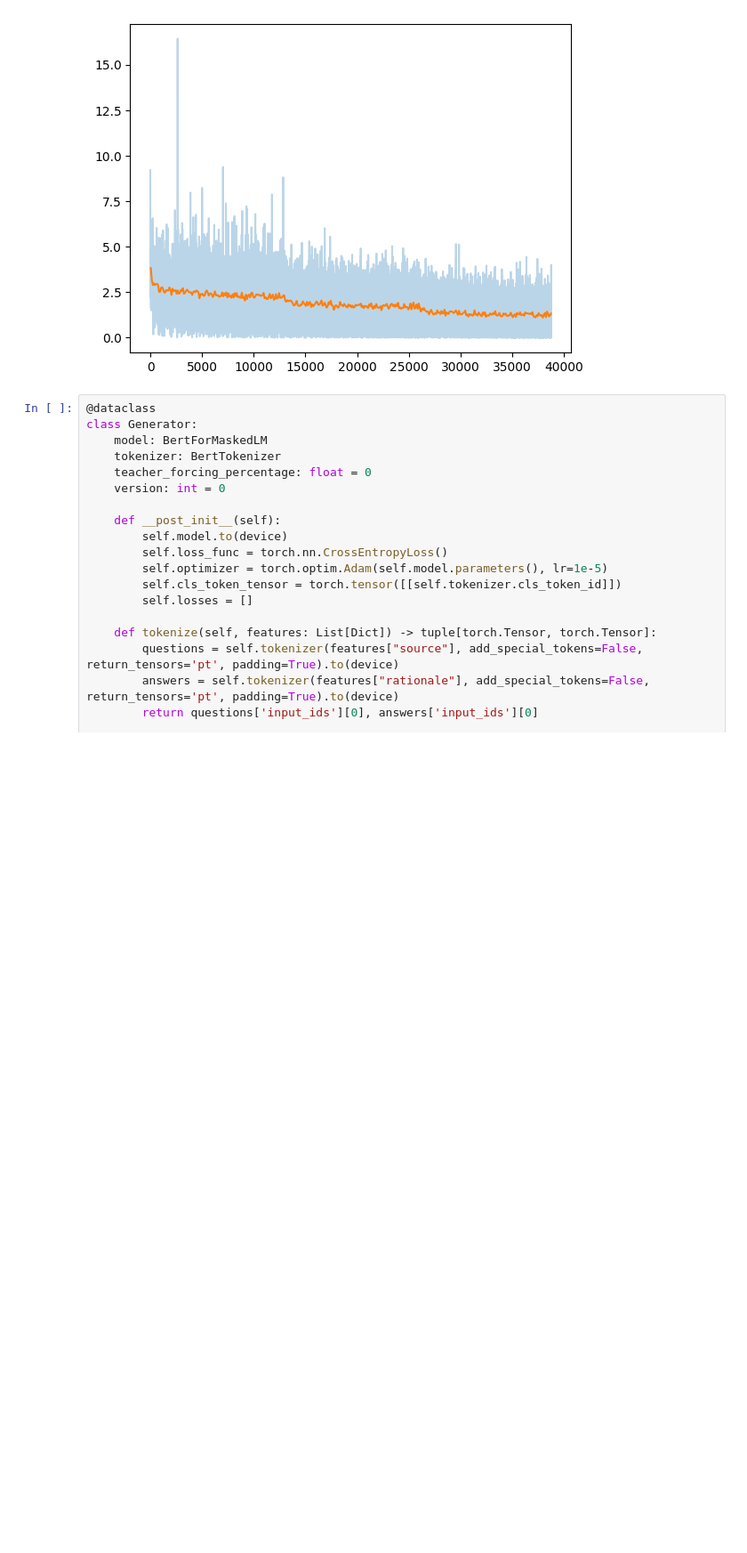
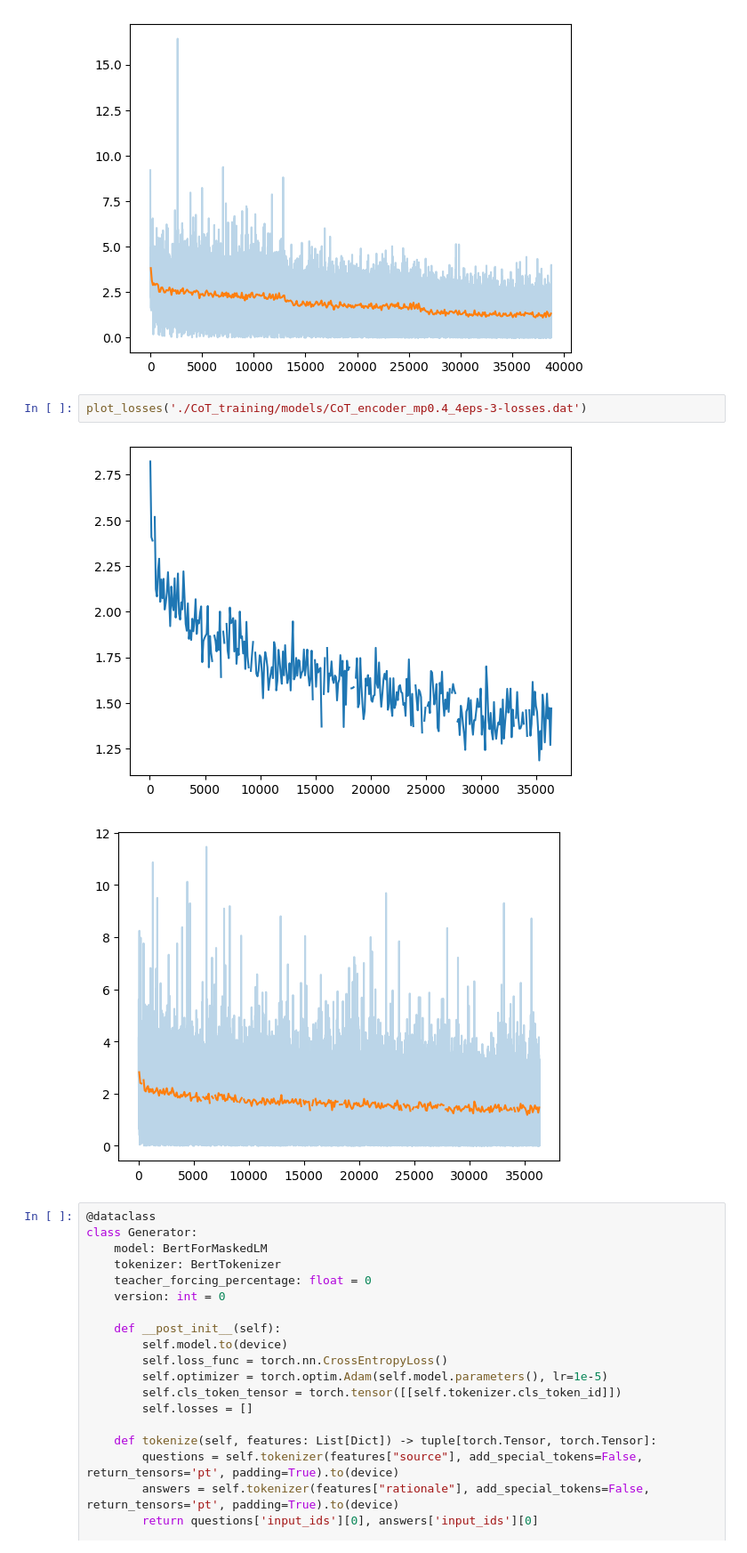
Before and after one commit to Cari1111/NLP_project, a Jupyter notebook: project.ipynb, the cells around one changed output. Shown at 89% size. Drawn from its saved outputs; the diff is of its cells as text; blank space fills up the shorter version.

```diff
--- a/project.ipynb
+++ b/project.ipynb
@@ -272,6 +316,11 @@ plot_losses('./CoT_training/models/0-2-losses.dat')
 # %% [output]
 [figure]
 [figure]
+# %%
+plot_losses('./CoT_training/models/CoT_encoder_mp0.4_4eps-3-losses.dat')
+# %% [output]
+[figure, added]
+[figure, added]
 # %%
 @dataclass
 class Generator:
```
Also changed, not shown: parts of 36 cells of this notebook.
